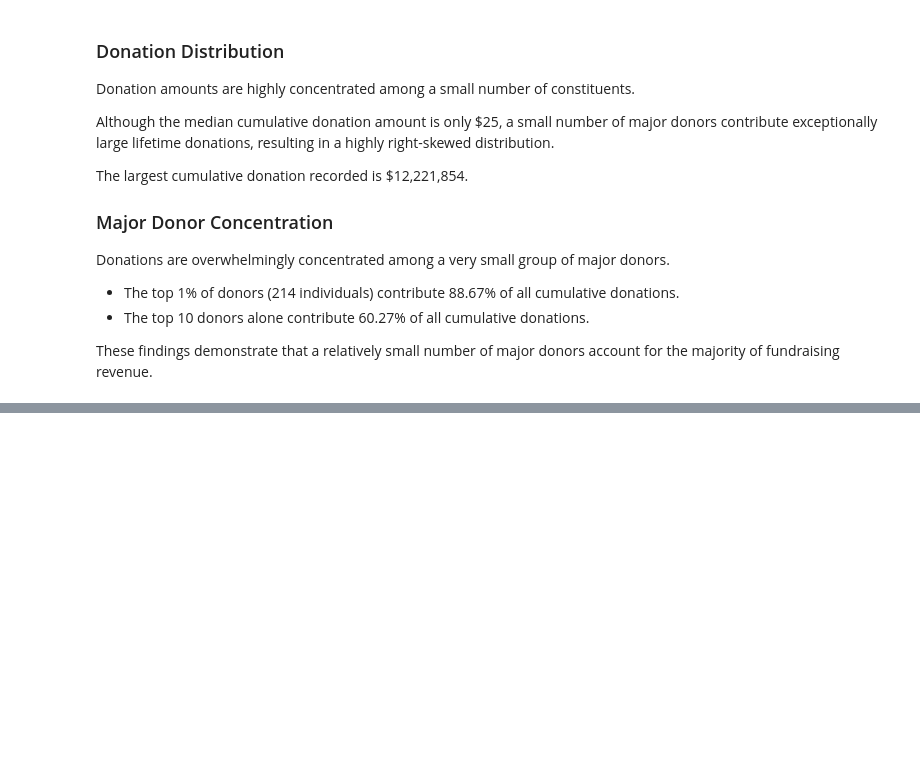
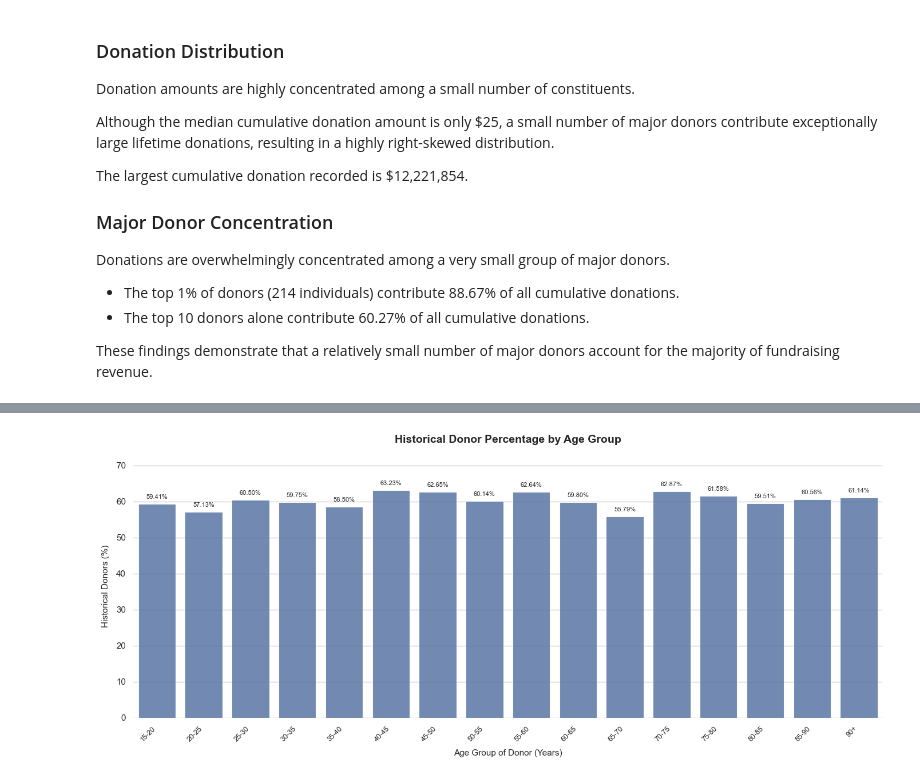
Before and after one commit to MDarkHead/red-cross-donor-prediction, a Jupyter notebook: notebooks/02_eda.ipynb, the cells around one changed output, grey strips where cells are left out. Drawn from its saved outputs; the diff is of its cells as text; code cells hidden in the pictures; blank space fills up the shorter version.

```diff
--- a/notebooks/02_eda.ipynb
+++ b/notebooks/02_eda.ipynb
@@ -775,0 +853,13 @@ These findings demonstrate that a relatively small number of major donors accoun
+# %%
+# Donor participation rate by age
+historical_rate = (
+    df.groupby("age_group", observed=False)["donor_indicator_flag"]
+      .mean()
+      .mul(100)
+      .round(2)
+)
+
+historical_rate_table = historical_rate.reset_index()
+historical_rate_table.columns = ["Age Range", "Donation Percentage (%)"]
+
+historical_rate_table.style.hide(axis="index")
@@ -775,0 +884,36 @@ These findings demonstrate that a relatively small number of major donors accoun
+# %%
+# Donor participation rate by age bar graph
+plt.figure(figsize=(14, 6))
+
+ax = sns.barplot(
+    x=historical_rate.index,
+    y=historical_rate.values,
+    linewidth=0.8,
+    alpha=0.85
+)
+
+plt.title("Historical Donor Percentage by Age Group", fontsize=14, fontweight="bold", pad=15)
+plt.xlabel("Age Group of Donor (Years)", fontsize=11, labelpad=8)
+plt.ylabel("Historical Donors (%)", fontsize=11, labelpad=8)
+plt.xticks(rotation=45, ha="right", fontsize=9)
+
+for patch in ax.patches:
+    height = patch.get_height()
+    if height > 0:
+        ax.annotate(
+            f"{height:.2f}%",
+            xy=(patch.get_x() + patch.get_width() / 2, height),
+            xytext=(0, 5),
+            textcoords="offset points",
+            ha="center",
+            va="bottom",
+            fontsize=8
+        )
+
+ax.set_ylim(top=ax.get_ylim()[1] * 1.1)
+
+sns.despine(left=True, bottom=True)
+plt.tight_layout()
+plt.show()
+# %% [output]
+[figure, added]
```
Also changed, not shown: parts of 4 cells of this notebook.
